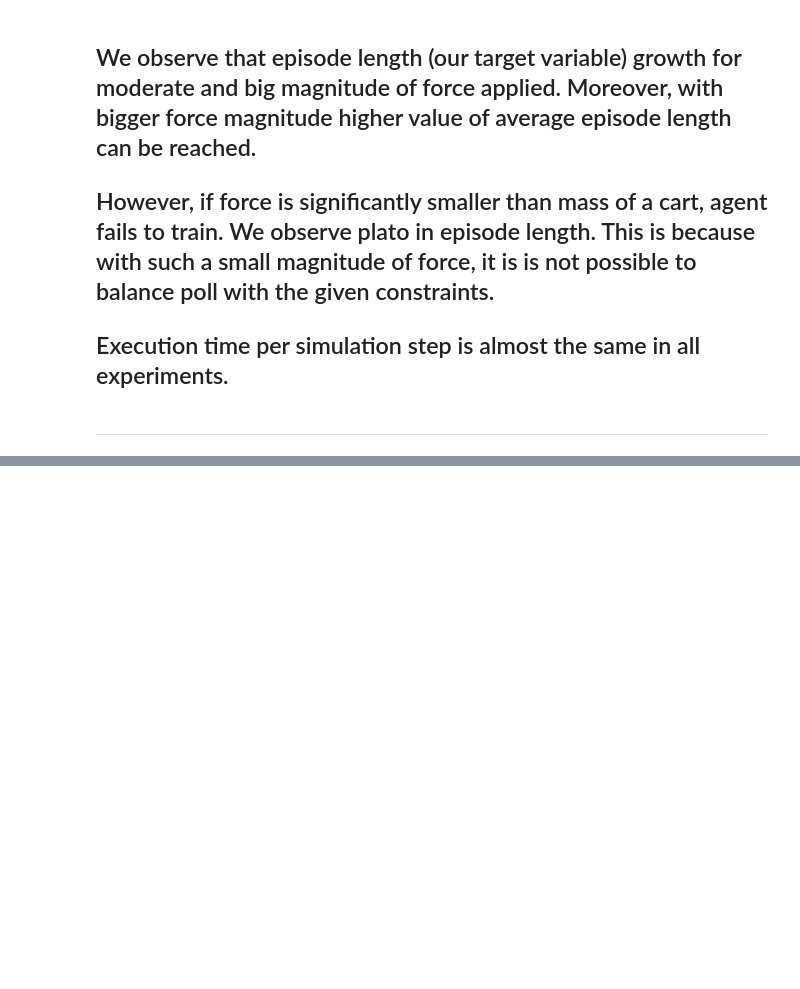
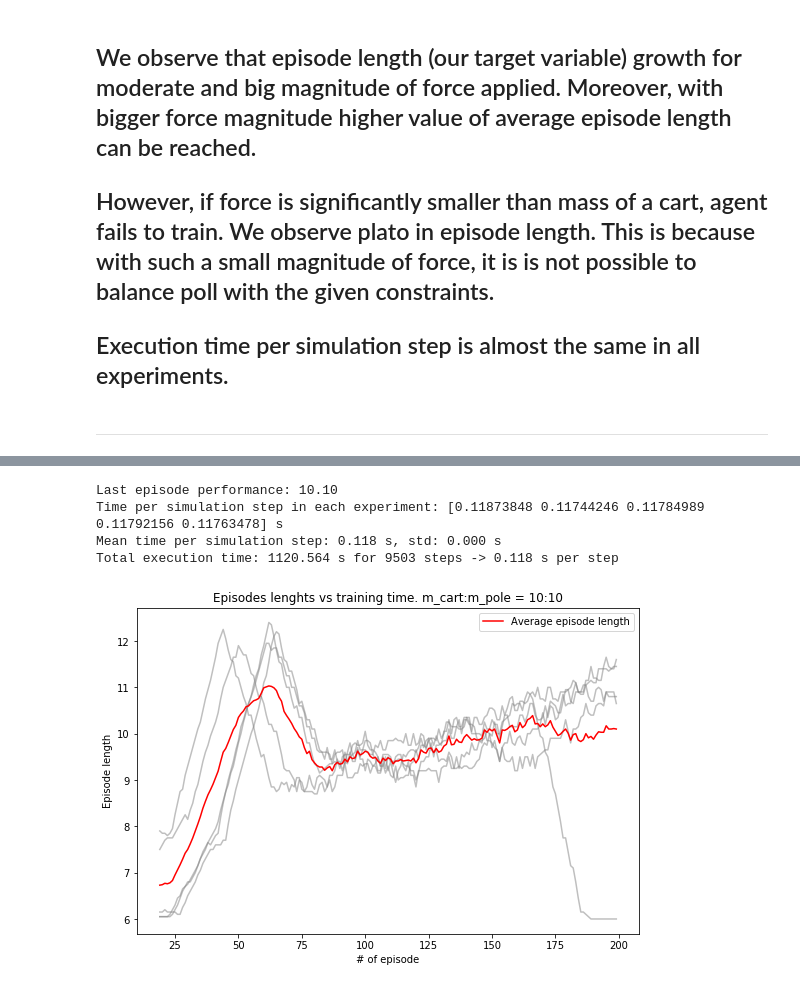
Before and after one commit to ucuapps/modelicagym, a Jupyter notebook: examples/experiments_results/Experiments results.ipynb, the cells around one changed output, grey strips where cells are left out. Cells and saved outputs as stored; diff of their text form; code cells hidden in the pictures; blank space fills up the shorter version.

```diff
--- a/examples/experiments_results/Experiments results.ipynb
+++ b/examples/experiments_results/Experiments results.ipynb
@@ -93,0 +153,9 @@ Total execution time: 1275.539 s for 11468 steps -> 0.111 s per step
+# %%
+plot_ep_lens(df_equal_mr_ep_ls, "m_cart:m_pole = 10:10")
+print_exec_time_summary(df_equal_mr_ep_ls, df_equal_mr_ex_ts)
+# %% [output]
+Last episode performance: 10.10
+Time per simulation step in each experiment: [0.11873848 0.11744246 0.11784989 0.11792156 0.11763478] s
+Mean time per simulation step: 0.118 s, std: 0.000 s
+Total execution time: 1120.564 s for 9503 steps -> 0.118 s per step
+[figure, added]
```
Also changed, not shown: parts of 33 cells of this notebook.
